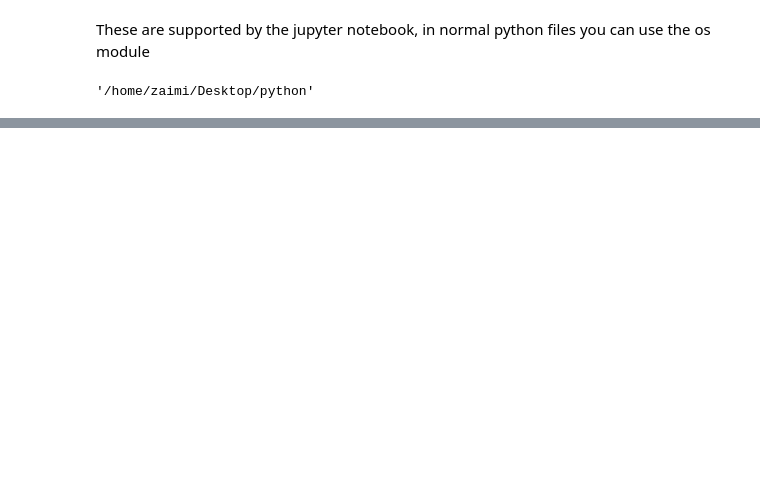
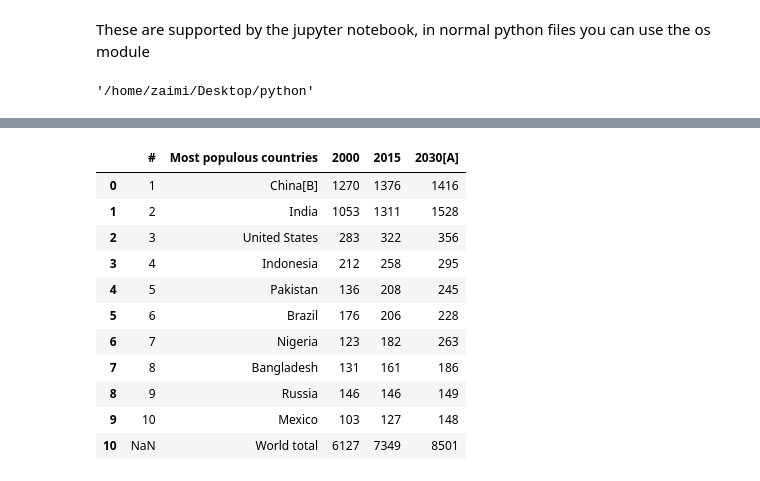
Before and after one commit to RagnarOkayy/DataAnalysisPython, a Jupyter notebook: udemy5.ipynb, the cells around one changed output, grey strips where cells are left out. Saved outputs shown, nothing was run; the diff lists cells and outputs as text; code cells hidden in the pictures; blank space fills up the shorter version.

```diff
--- a/udemy5.ipynb
+++ b/udemy5.ipynb
@@ -20,0 +109,17 @@ os.getcwd()
+# %%
+# now we drop the last row
+world_topten = world_topten.drop(11, axis=0) # drop row 11 , axis specifies how the operation is done
+world_topten
+# %% [output]
+|  | # | Most populous countries | 2000 | 2015 | 2030[A] |
+| 0 | 1 | China[B] | 1270 | 1376 | 1416 |
+| 1 | 2 | India | 1053 | 1311 | 1528 |
+| 2 | 3 | United States | 283 | 322 | 356 |
+| 3 | 4 | Indonesia | 212 | 258 | 295 |
+| 4 | 5 | Pakistan | 136 | 208 | 245 |
+| 5 | 6 | Brazil | 176 | 206 | 228 |
+| 6 | 7 | Nigeria | 123 | 182 | 263 |
+| 7 | 8 | Bangladesh | 131 | 161 | 186 |
+| 8 | 9 | Russia | 146 | 146 | 149 |
+| 9 | 10 | Mexico | 103 | 127 | 148 |
+| 10 | NaN | World total | 6127 | 7349 | 8501 |
```
Also changed, not shown: parts of 16 cells of this notebook, 4 other files.
